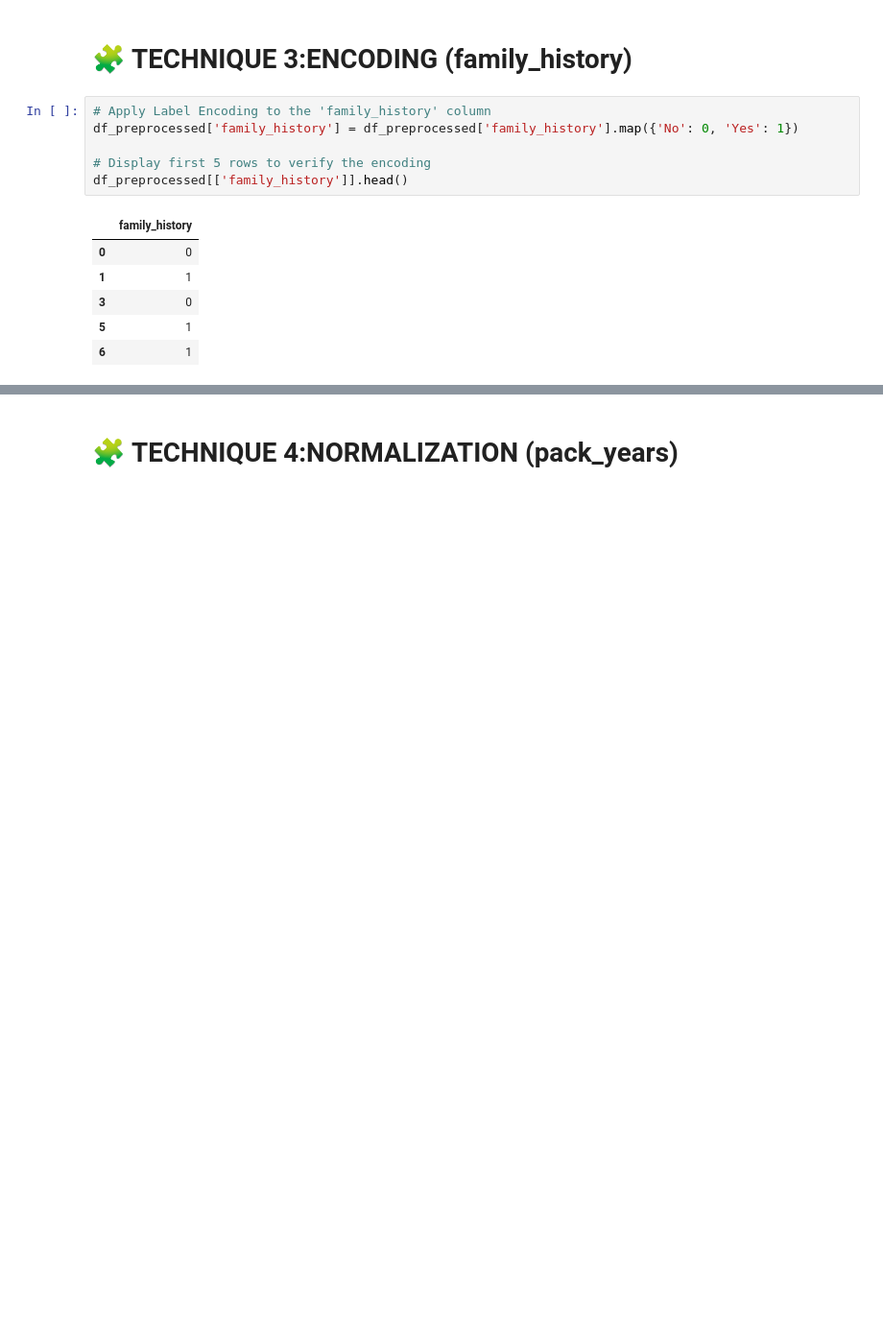
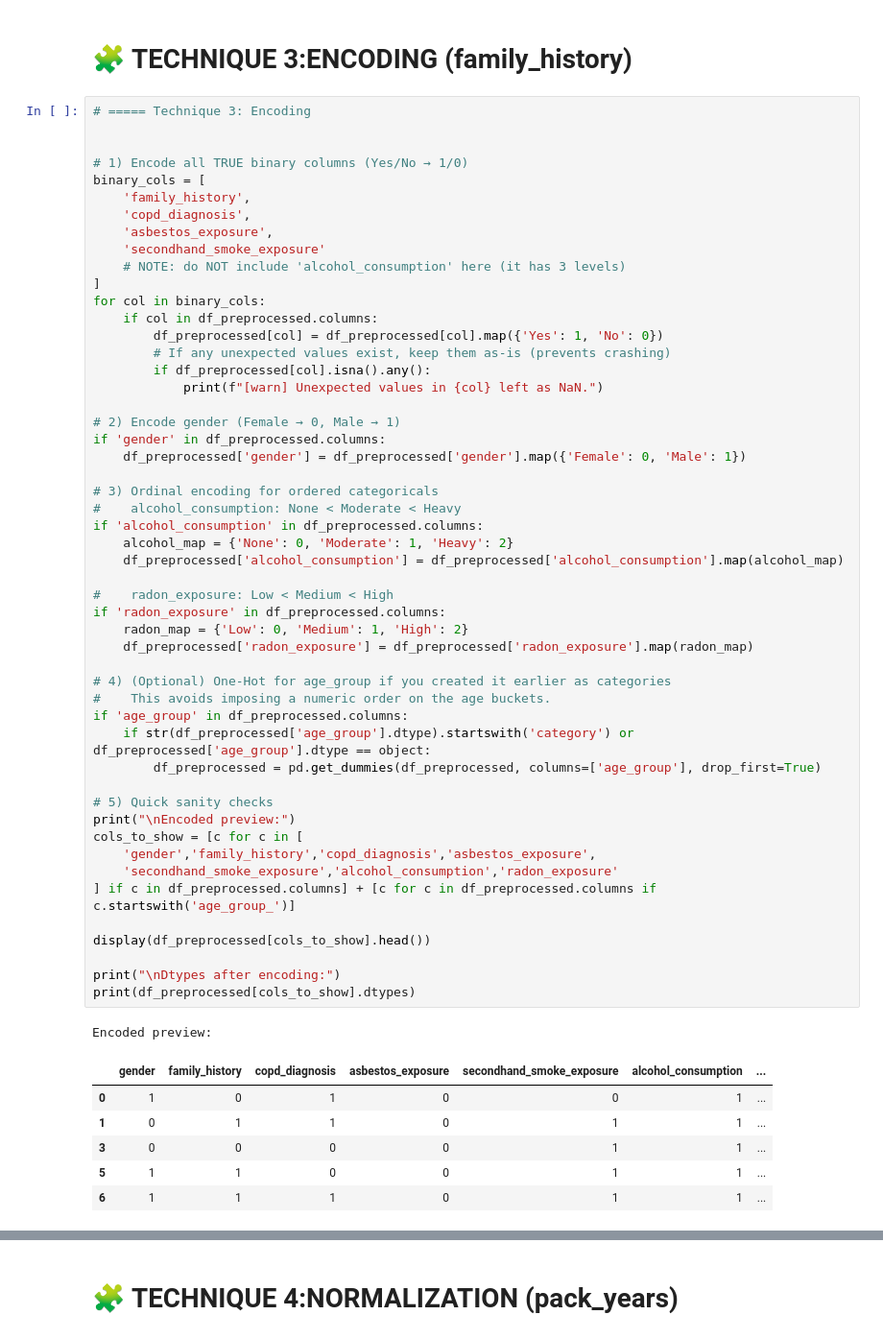
Before and after one commit to Alanoudhud/DataMining-Project, a Jupyter notebook: Reports/Phase2.ipynb, the cells around one changed output, grey strips where cells are left out. Shown: that part at 96% size. Drawn from its saved outputs; the diff is of its cells as text; blank space fills up the shorter version.

```diff
--- a/Reports/Phase2.ipynb
+++ b/Reports/Phase2.ipynb
@@ -388,16 +388,62 @@ making it easier to compare trends and patterns between different age categories
 It also reduces noise and supports better interpretability for classification and prediction models.
 # %% [markdown]
 # 🧩 TECHNIQUE 3:ENCODING (family_history)
-# %%
-# Apply Label Encoding to the 'family_history' column
-df_preprocessed['family_history'] = df_preprocessed['family_history'].map({'No': 0, 'Yes': 1})
-
-# Display first 5 rows to verify the encoding
-df_preprocessed[['family_history']].head()
-# %% [output]
-|  | family_history |
-| 0 | 0 |
-| 1 | 1 |
-| 3 | 0 |
-| 5 | 1 |
-| 6 | 1 |
+# %%
+# ===== Technique 3: Encoding
+
+
+# 1) Encode all TRUE binary columns (Yes/No → 1/0)
+binary_cols = [
+    'family_history',
+    'copd_diagnosis',
+    'asbestos_exposure',
+    'secondhand_smoke_exposure'
+    # NOTE: do NOT include 'alcohol_consumption' here (it has 3 levels)
+]
+for col in binary_cols:
+    if col in df_preprocessed.columns:
+        df_preprocessed[col] = df_preprocessed[col].map({'Yes': 1, 'No': 0})
+        # If any unexpected values exist, keep them as-is (prevents crashing)
+        if df_preprocessed[col].isna().any():
+            print(f"[warn] Unexpected values in {col} left as NaN.")
+
+# 2) Encode gender (Female → 0, Male → 1)
+if 'gender' in df_preprocessed.columns:
+    df_preprocessed['gender'] = df_preprocessed['gender'].map({'Female': 0, 'Male': 1})
+
+# 3) Ordinal encoding for ordered categoricals
+#    alcohol_consumption: None < Moderate < Heavy
+if 'alcohol_consumption' in df_preprocessed.columns:
+    alcohol_map = {'None': 0, 'Moderate': 1, 'Heavy': 2}
+    df_preprocessed['alcohol_consumption'] = df_preprocessed['alcohol_consumption'].map(alcohol_map)
+
+#    radon_exposure: Low < Medium < High
+if 'radon_exposure' in df_preprocessed.columns:
+    radon_map = {'Low': 0, 'Medium': 1, 'High': 2}
+    df_preprocessed['radon_exposure'] = df_preprocessed['radon_exposure'].map(radon_map)
+
+# 4) (Optional) One-Hot for age_group if you created it earlier as categories
+#    This avoids imposing a numeric order on the age buckets.
+if 'age_group' in df_preprocessed.columns:
+    if str(df_preprocessed['age_group'].dtype).startswith('category') or df_preprocessed['age_group'].dtype == object:
+        df_preprocessed = pd.get_dummies(df_preprocessed, columns=['age_group'], drop_first=True)
+
+# 5) Quick sanity checks
+print("\nEncoded preview:")
+cols_to_show = [c for c in [
+    'gender','family_history','copd_diagnosis','asbestos_exposure',
+    'secondhand_smoke_exposure','alcohol_consumption','radon_exposure'
+] if c in df_preprocessed.columns] + [c for c in df_preprocessed.columns if c.startswith('age_group_')]
+
+display(df_preprocessed[cols_to_show].head())
+
+print("\nDtypes after encoding:")
+print(df_preprocessed[cols_to_show].dtypes)
+# %% [output]
+Encoded preview:
+|  | gender | family_history | copd_diagnosis | asbestos_exposure | secondhand_smoke_exposure | alcohol_consumption | ... |
+| 0 | 1 | 0 | 1 | 0 | 0 | 1 | ... |
+| 1 | 0 | 1 | 1 | 0 | 1 | 1 | ... |
+| 3 | 0 | 0 | 0 | 0 | 1 | 1 | ... |
+| 5 | 1 | 1 | 0 | 0 | 1 | 1 | ... |
+| 6 | 1 | 1 | 1 | 0 | 1 | 1 | ... |
```
Also changed, not shown: parts of 2 cells of this notebook.
